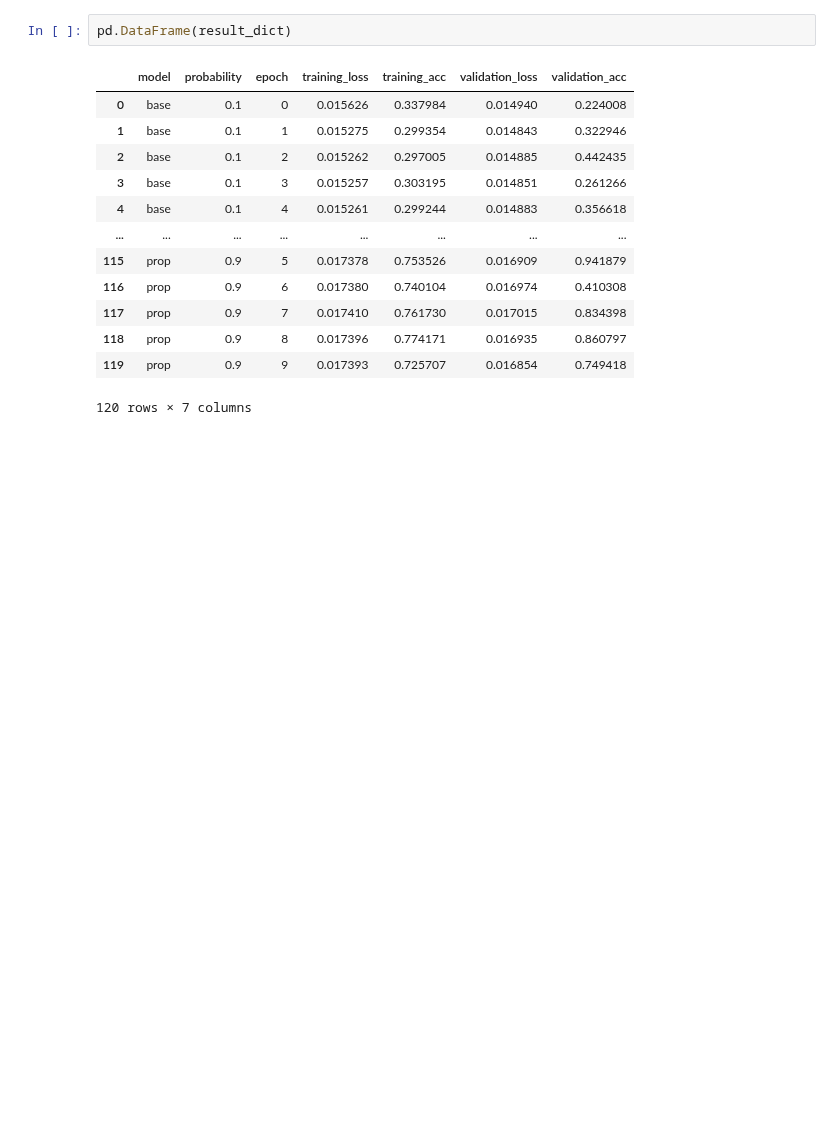
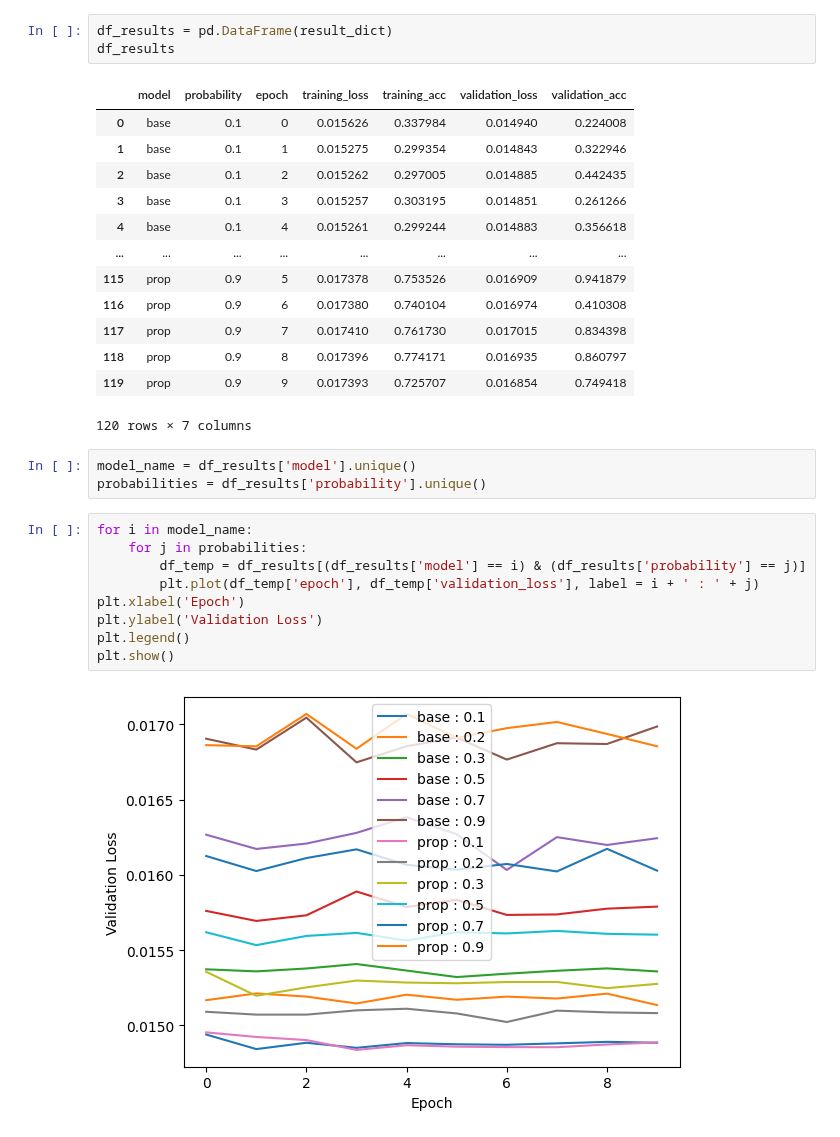
Before and after one commit to MRifqiFz/project-ednn, a Jupyter notebook: Code/Final Code/Dropout Comparison/Visualization.ipynb, the cells around one changed output. Drawn from its saved outputs; the diff is of its cells as text; blank space fills up the shorter version.

```diff
--- a/Code/Final Code/Dropout Comparison/Visualization.ipynb
+++ b/Code/Final Code/Dropout Comparison/Visualization.ipynb
@@ -49,7 +49,8 @@ for i in listFile:
             result_dict['validation_loss'].append(df['val_loss'].iloc[j])
             result_dict['validation_acc'].append(df['val_accuracy'].iloc[j])
 # %%
-pd.DataFrame(result_dict)
+df_results = pd.DataFrame(result_dict)
+df_results
 # %% [output]
 |  | model | probability | epoch | training_loss | training_acc | validation_loss | validation_acc |
 | 0 | base | 0.1 | 0 | 0.015626 | 0.337984 | 0.014940 | 0.224008 |
@@ -64,3 +65,17 @@ pd.DataFrame(result_dict)
 | 118 | prop | 0.9 | 8 | 0.017396 | 0.774171 | 0.016935 | 0.860797 |
 | 119 | prop | 0.9 | 9 | 0.017393 | 0.725707 | 0.016854 | 0.749418 |
 120 rows × 7 columns
+# %%
+model_name = df_results['model'].unique()
+probabilities = df_results['probability'].unique()
+# %%
+for i in model_name:
+    for j in probabilities:
+        df_temp = df_results[(df_results['model'] == i) & (df_results['probability'] == j)]
+        plt.plot(df_temp['epoch'], df_temp['validation_loss'], label = i + ' : ' + j)
+plt.xlabel('Epoch')
+plt.ylabel('Validation Loss')
+plt.legend()
+plt.show()
+# %% [output]
+[figure, added]
```
Also changed, not shown: parts of 6 cells of this notebook.
